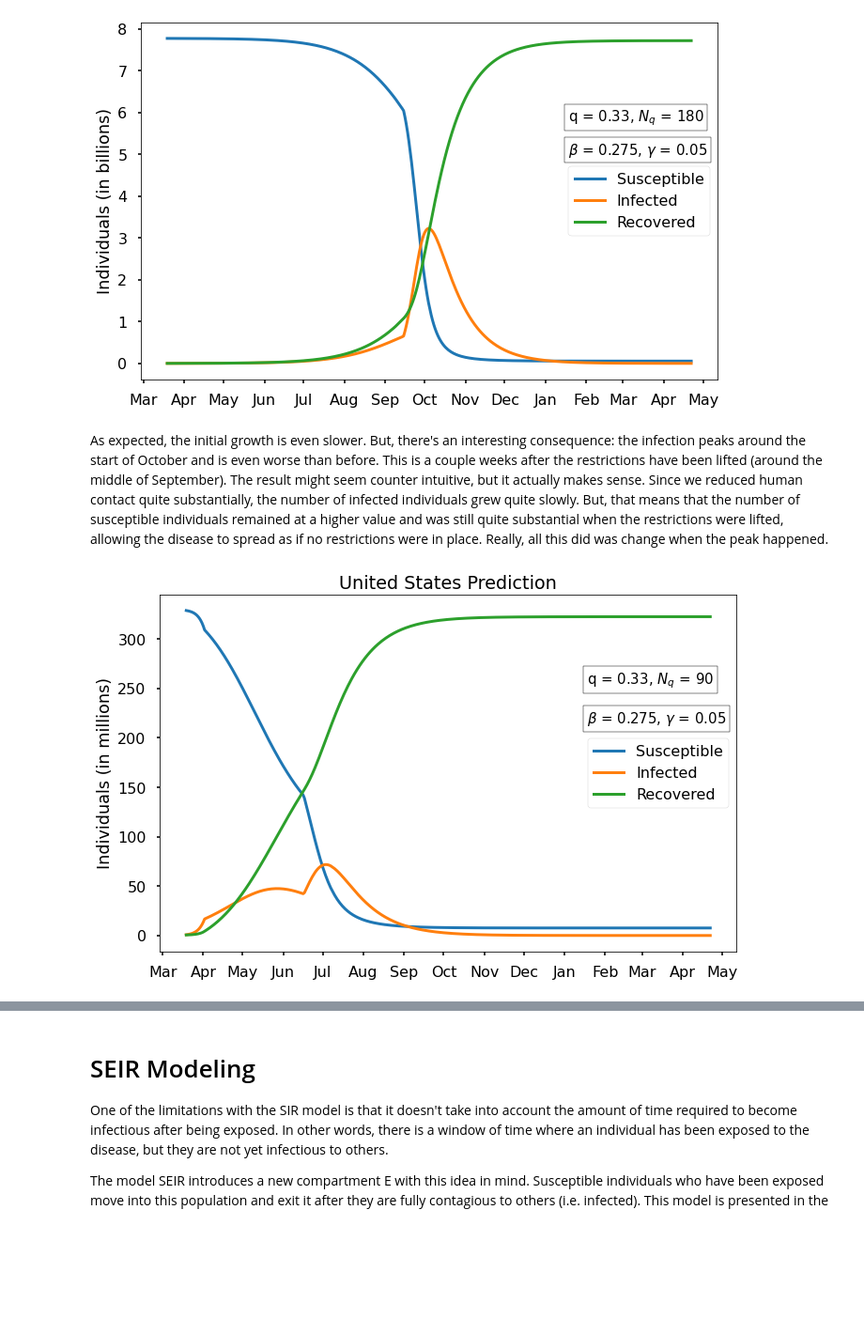
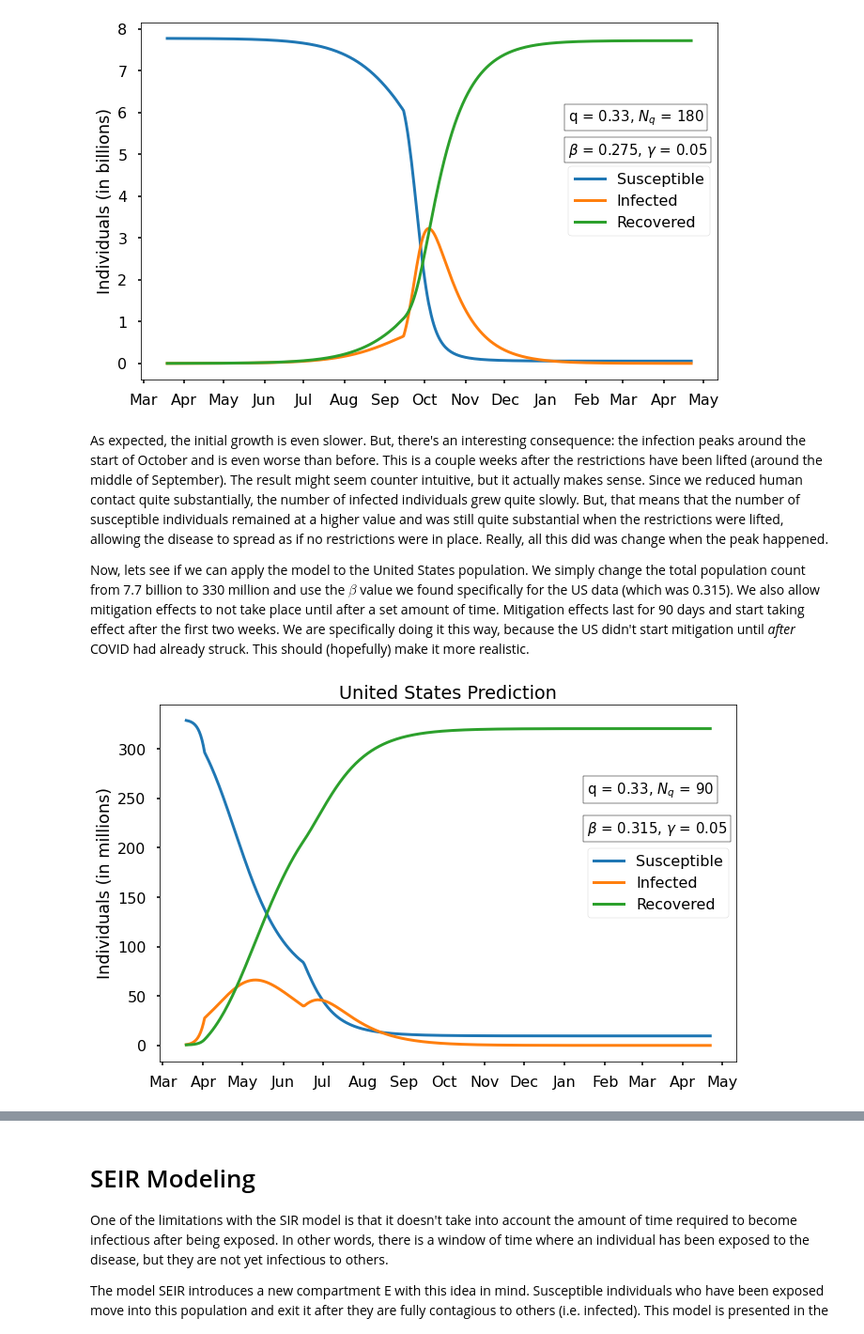
Before and after one commit to benjaminwarner/senior-project, a Jupyter notebook: SIR_Modeling.ipynb, the cells around one changed output, grey strips where cells are left out. Shown: that part at 94% size. Cells and saved outputs as stored; diff of their text form; code cells hidden in the pictures; blank space fills up the shorter version.

```diff
--- a/SIR_Modeling.ipynb
+++ b/SIR_Modeling.ipynb
@@ -328,10 +332,12 @@ plot_SIR(s, i, r, beta=0.275, q=0.33, Nq=180)
 [figure]
 # %% [markdown]
 As expected, the initial growth is even slower. But, there's an interesting consequence: the infection peaks around the start of October and is even worse than before. This is a couple weeks after the restrictions have been lifted (around the middle of September). The result might seem counter intuitive, but it actually makes sense. Since we reduced human contact quite substantially, the number of infected individuals grew quite slowly. But, that means that the number of susceptible individuals remained at a higher value and was still quite substantial when the restrictions were lifted, allowing the disease to spread as if no restrictions were in place. Really, all this did was change when the peak happened.
+
+Now, lets see if we can apply the model to the United States population. We simply change the total population count from 7.7 billion to 330 million and use the $\beta$ value we found specifically for the US data (which was 0.315). We also allow mitigation effects to not take place until after a set amount of time. Mitigation effects last for 90 days and start taking effect after the first two weeks. We are specifically doing it this way, because the US didn't start mitigation until *after* COVID had already struck. This should (hopefully) make it more realistic.
 # %%
 s, i, r = SIR(beta=0.315, N=330000000, q=0.33, q_start=14, q_end=90)
-plot_SIR(s, i, r, beta=0.275, q=0.33, Nq=90,
+plot_SIR(s, i, r, beta=0.315, q=0.33, Nq=90,
         reduction=1.e6, beta_gamma_loc=215, q_Nq_loc=255,
         ylabel='Individuals (in millions)', title='United States Prediction')
 # %% [output]
-[figure, old version]
+[figure, new version]
```
Also changed, not shown: parts of 13 cells of this notebook.
